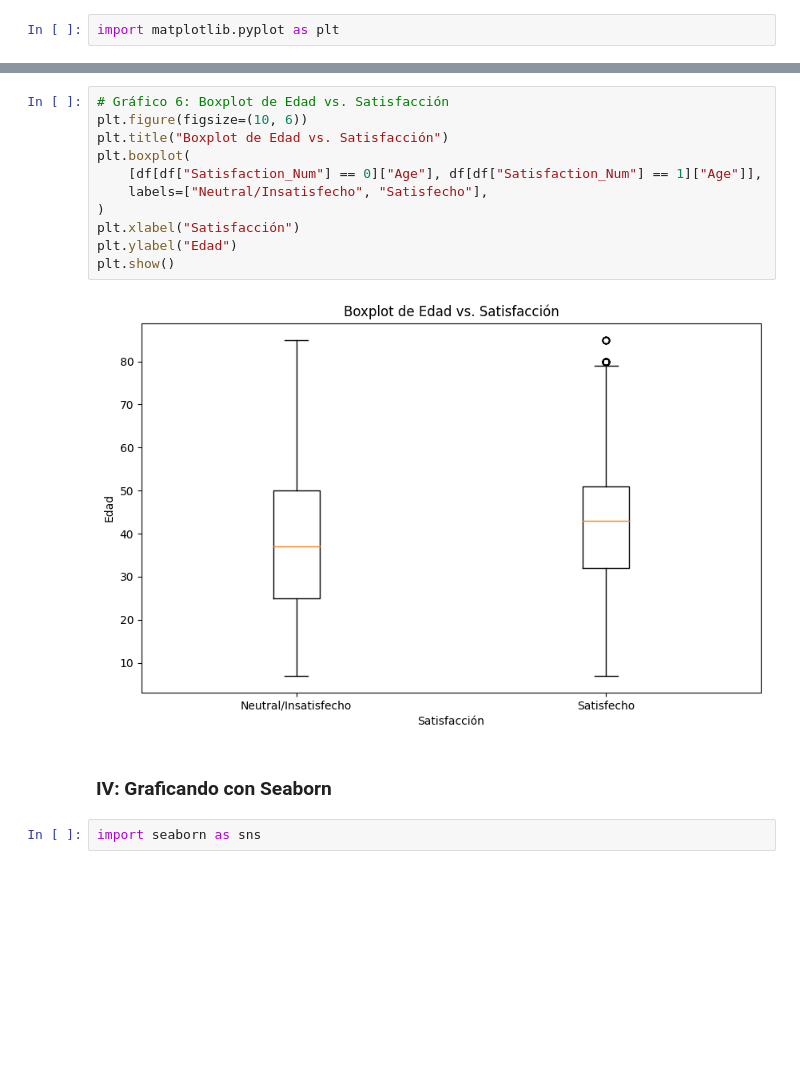
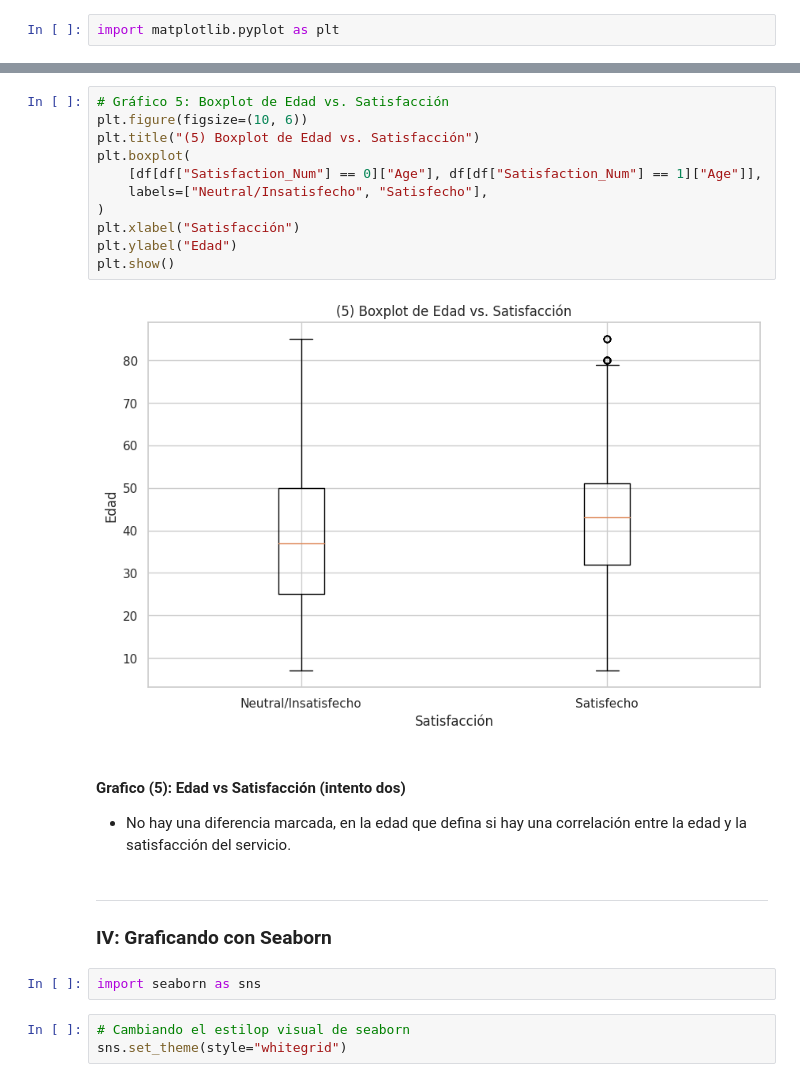
Before and after one commit to gerickt/coder, a Jupyter notebook: Desafios/02-Visualización-GerickToro.ipynb, the cells around one changed output, grey strips where cells are left out. Drawn from its saved outputs; the diff is of its cells as text; blank space fills up the shorter version.

```diff
--- a/Desafios/02-Visualización-GerickToro.ipynb
+++ b/Desafios/02-Visualización-GerickToro.ipynb
@@ -158,17 +178,24 @@ plt.show()
 # %%
-# Gráfico 6: Boxplot de Edad vs. Satisfacción
+# Gráfico 5: Boxplot de Edad vs. Satisfacción
 plt.figure(figsize=(10, 6))
-plt.title("Boxplot de Edad vs. Satisfacción")
+plt.title("(5) Boxplot de Edad vs. Satisfacción")
 plt.boxplot(
     [df[df["Satisfaction_Num"] == 0]["Age"], df[df["Satisfaction_Num"] == 1]["Age"]],
     labels=["Neutral/Insatisfecho", "Satisfecho"],
 )
 plt.xlabel("Satisfacción")
 plt.ylabel("Edad")
 plt.show()
 # %% [output]
-[figure, old version]
+[figure, new version]
+# %% [markdown]
+#### Grafico (5): Edad vs Satisfacción (intento dos)
+- No hay una diferencia marcada, en la edad que defina si hay una correlación entre la edad y la satisfacción del servicio.
 # %% [markdown]
+---
 ### IV: Graficando con Seaborn
 # %%
 import seaborn as sns
+# %%
+# Cambiando el estilop visual de seaborn
+sns.set_theme(style="whitegrid")
```
Also changed, not shown: parts of 17 cells of this notebook.
